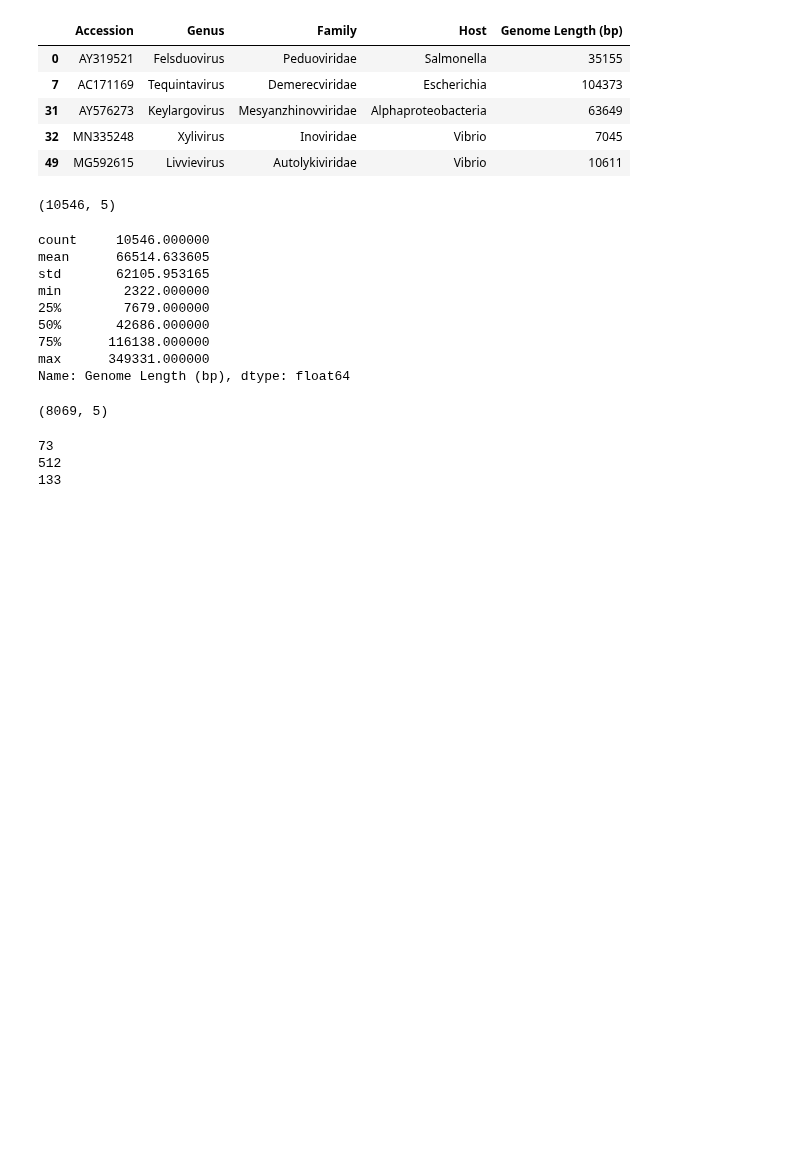
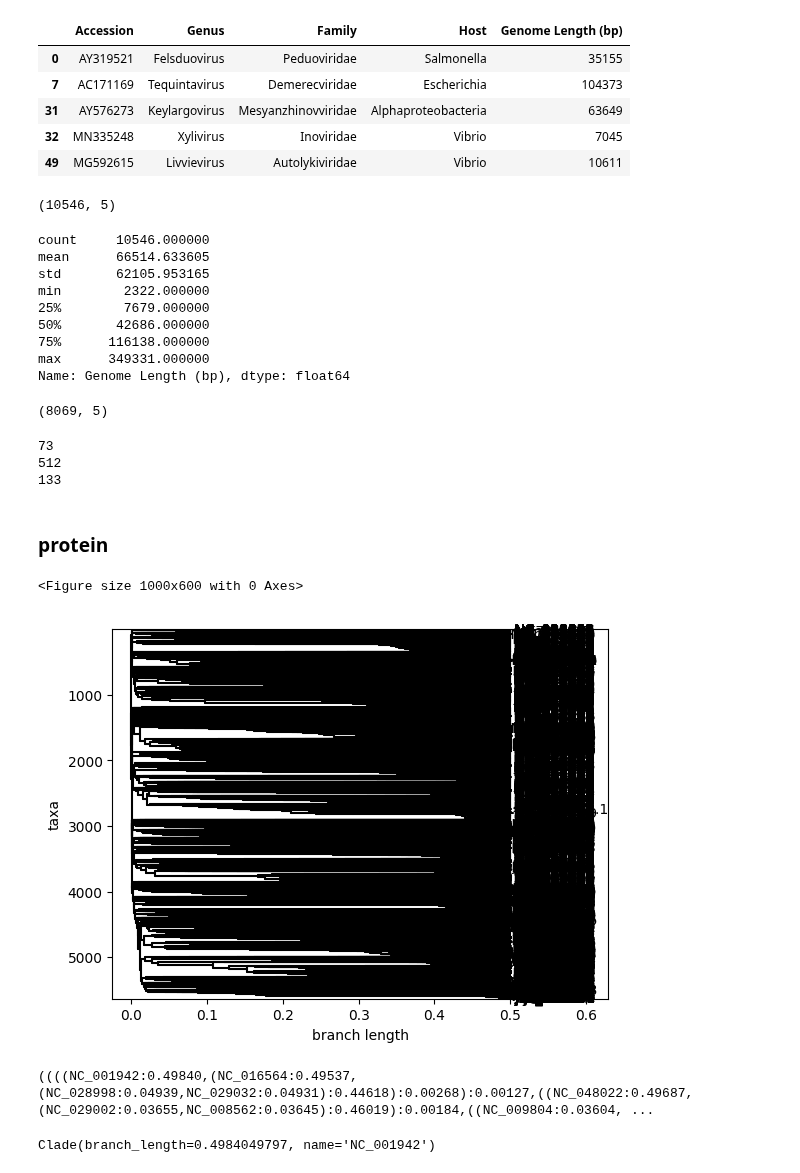
Before and after one commit to spicadust/llm-matrix, a Jupyter notebook: notebooks/dataset.ipynb, the cells around one changed output. Drawn from its saved outputs; the diff is of its cells as text; code cells hidden in the pictures; blank space fills up the shorter version.

```diff
--- a/notebooks/dataset.ipynb
+++ b/notebooks/dataset.ipynb
@@ -117,3 +121,5 @@ print(metadata_cleaned["Host"].nunique())
 73
 512
 133
+# %% [markdown]
+### protein
@@ -119,0 +129,18 @@ print(metadata_cleaned["Host"].nunique())
+# %%
+tree_path = "../dataset/set.bionj.newick"
+tree = Phylo.read(tree_path, "newick")
+# %%
+plt.figure(figsize=(10, 6))
+Phylo.draw(tree, do_show=False)
+plt.show()
+# %% [output]
+<Figure size 1000x600 with 0 Axes>
+[figure, added]
+# %%
+print(tree.format("newick"))
+# %% [output]
+((((NC_001942:0.49840,(NC_016564:0.49537,(NC_028998:0.04939,NC_029032:0.04931):0.44618):0.00268):0.00127,((NC_048022:0.49687,(NC_029002:0.03655,NC_008562:0.03645):0.46019):0.00184,((NC_009804:0.03604, ...
+# %%
+tree.find_any(name="NC_001942")
+# %% [output]
+Clade(branch_length=0.4984049797, name='NC_001942')
```
Also changed, not shown: parts of 3 cells of this notebook, 1 other file.
